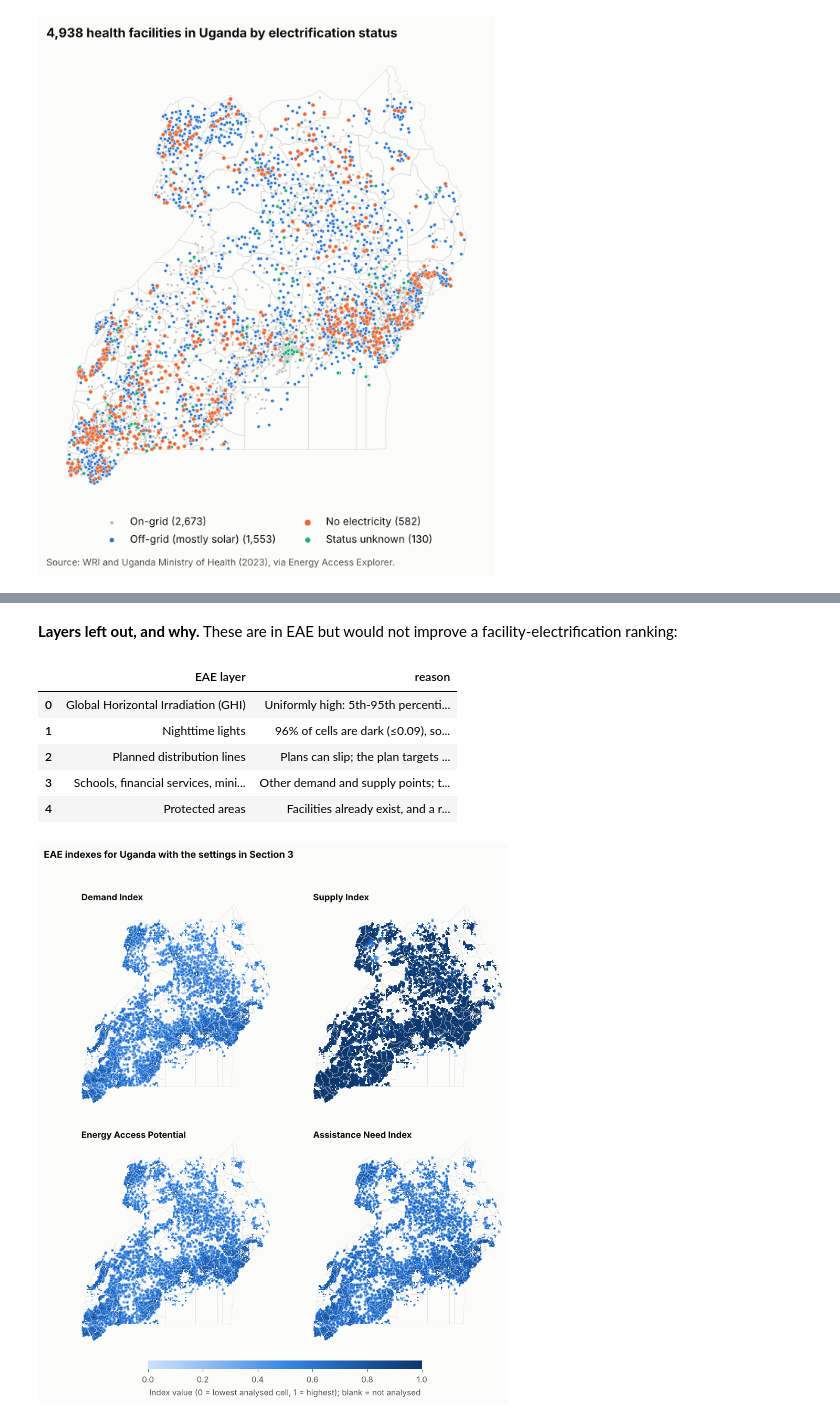
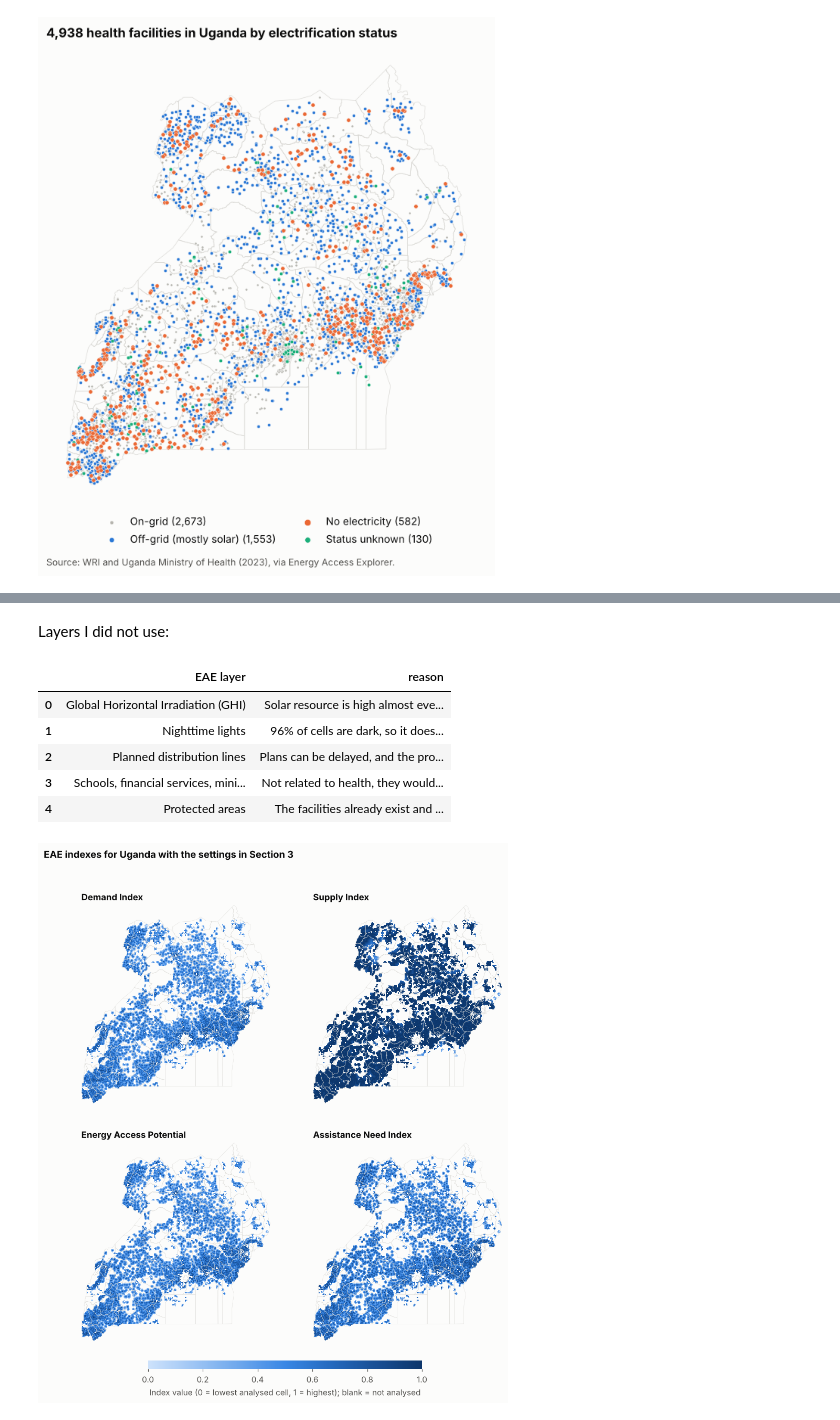
Before and after one commit to chilalaabubakar/EDA, a Jupyter notebook: case_study_4_uganda_health/Uganda_Healthcare_Electrification_EAE.ipynb, the cells around one changed output, grey strips where cells are left out. Drawn from its saved outputs; the diff is of its cells as text; code cells hidden in the pictures.

```diff
--- a/case_study_4_uganda_health/Uganda_Healthcare_Electrification_EAE.ipynb
+++ b/case_study_4_uganda_health/Uganda_Healthcare_Electrification_EAE.ipynb
@@ -161,7 +154,7 @@ DATASETS = api("datasets", geography_id=f"eq.{GEO['id']}",
 CATEGORIES = {c["id"]: c for c in api("categories", select="*")}
 
 def merged_category(ds):
-    """EAE applies a dataset's category_overrides on top of its category."""
+    """category settings with the dataset's overrides applied (as EAE does)"""
     cat = json.loads(json.dumps(CATEGORIES[ds["category_id"]]))
     for k, v in (ds.get("category_overrides") or {}).items():
         cat[k] = {**cat[k], **v} if isinstance(v, dict) and isinstance(cat.get(k), dict) else v
@@ -260,7 +253,7 @@ manifest[["category", "dataset", "file", "content_date", "retrieved"]]
 | 10 | outline | Outline | outline__default.geojson | 2024 | 2026-11-06 |
 # %%
 def load_raster(path):
-    """Read an EAE raster the way the tool does: band 1 = value, band 2 = sum, band 3 = average."""
+    """band 1 = value, band 2 = sum, band 3 = average"""
     with rasterio.open(path) as r:
         bands = r.read().astype("float64")
         nodata = float(r.nodata)
@@ -275,14 +268,14 @@ RASTERS = {cat: load_raster(path) for (cat, func), path in FILES.items() if func
 H, W = RASTERS["outline"]["shape"]
 N = H * W
 RES = GEO["resolution"]
-ENV = GEO["envelope"]                       # lon/lat bounds the tool positions the grid with
+ENV = GEO["envelope"]                       # lon/lat bounds of the grid
 _MERC = Transformer.from_crs(4326, 3857, always_xy=True)
 X0, Y0 = _MERC.transform(ENV[0], ENV[3])    # top-left corner, web mercator metres
 EXTENT = [X0, X0 + W * RES, Y0 - H * RES, Y0]
-assert all(r["shape"] == (H, W) for r in RASTERS.values()), "EAE requires every raster on the outline grid"
+assert all(r["shape"] == (H, W) for r in RASTERS.values()), "rasters must be on the outline grid"
 
 def to_pixel(lon, lat):
-    """EAE's coordinates_to_raster_pixel(): web-mercator offset from the envelope corner, rounded."""
+    """same as coordinates_to_raster_pixel() in EAE"""
     mx, my = _MERC.transform(np.asarray(lon), np.asarray(lat))
     px = np.floor((mx - X0) / RES + 0.5).astype(int)
     py = np.floor((Y0 - my) / RES + 0.5).astype(int)
@@ -638,31 +628,31 @@ Index: Assistance Need Index | admin level: district | weights: {'population-den
-# %% [markdown]
-**Layers left out, and why.** These are in EAE but would not improve a facility-electrification ranking:
+# %% [markdown]
+Layers I did not use:
 # %%
 ghi_vals = RASTERS["ghi"]["near"][RASTERS["ghi"]["near"] != RASTERS["ghi"]["nodata"]]
 ntl_vals = RASTERS["nighttime-lights"]["near"][RASTERS["nighttime-lights"]["near"] != RASTERS["nighttime-lights"]["nodata"]]
 excluded = pd.DataFrame([
     {"EAE layer": "Global Horizontal Irradiation (GHI)",
-     "reason": f"Uniformly high: 5th-95th percentile {np.percentile(ghi_vals, 5):,.0f}-{np.percentile(ghi_vals, 95):,.0f} "
-               "kWh/m2/yr, so solar works almost everywhere. In the ANI, EAE would also score low sunshine as "
-               "higher need, which is backwards for a solar programme. GHI is checked at each funded site instead."},
+     "reason": f"Solar resource is high almost everywhere (5th-95th percentile {np.percentile(ghi_vals, 5):,.0f}-"
+               f"{np.percentile(ghi_vals, 95):,.0f} kWh/m2/yr). Also, in the ANI EAE scores low GHI as higher need, "
+               "which does not make sense for a solar programme. I only use GHI to check the funded sites."},
     {"EAE layer": "Nighttime lights",
-     "reason": f"{(ntl_vals <= 0.09).mean():.0%} of cells are dark (≤0.09), so it barely separates rural areas."},
+     "reason": f"{(ntl_vals <= 0.09).mean():.0%} of cells are dark, so it does not separate rural areas."},
     {"EAE layer": "Planned distribution lines",
-     "reason": "Plans can slip; the plan targets facilities that need power now. Flagged for coordination."},
+     "reason": "Plans can be delayed, and the programme is for facilities that need power now."},
     {"EAE layer": "Schools, financial services, mini-grids",
-     "reason": "Other demand and supply points; they would dilute a health-specific ranking."},
+     "reason": "Not related to health, they would dilute the ranking."},
     {"EAE layer": "Protected areas",
-     "reason": "Facilities already exist, and a rooftop system needs no new land."},
+     "reason": "The facilities already exist and rooftop systems do not need extra land."},
 ])
 excluded.to_csv(TAB_DIR / "eae_layers_excluded.csv", index=False)
 excluded
 # %% [output]
 |  | EAE layer | reason |
-| 0 | Global Horizontal Irradiation (GHI) | Uniformly high: 5th-95th percenti... |
-| 1 | Nighttime lights | 96% of cells are dark (≤0.09), so... |
-| 2 | Planned distribution lines | Plans can slip; the plan targets ... |
-| 3 | Schools, financial services, mini... | Other demand and supply points; t... |
-| 4 | Protected areas | Facilities already exist, and a r... |
+| 0 | Global Horizontal Irradiation (GHI) | Solar resource is high almost eve... |
+| 1 | Nighttime lights | 96% of cells are dark, so it does... |
+| 2 | Planned distribution lines | Plans can be delayed, and the pro... |
+| 3 | Schools, financial services, mini... | Not related to health, they would... |
+| 4 | Protected areas | The facilities already exist and ... |
 # %%
 INDEX_CELLS = {idx: run_index(LAYERS, idx) for idx in ["demand", "supply", "eai", "ani"]}
 fig, axes = plt.subplots(2, 2, figsize=(9.5, 9.8))
```
Also changed, not shown: parts of 24 cells of this notebook, 2 other files.
